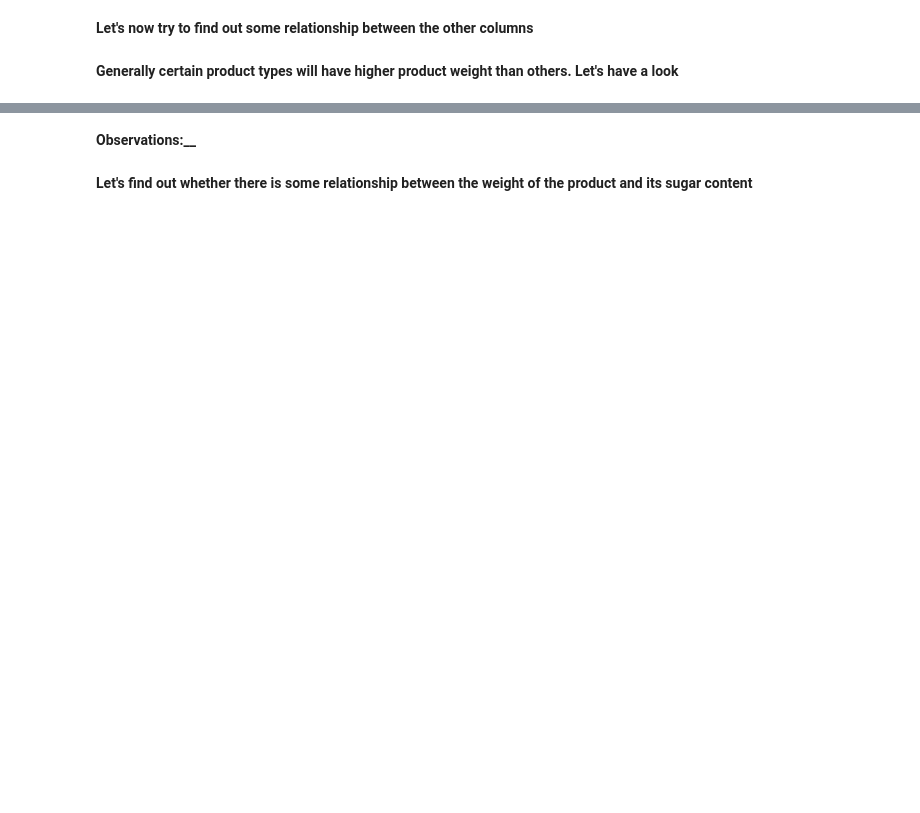
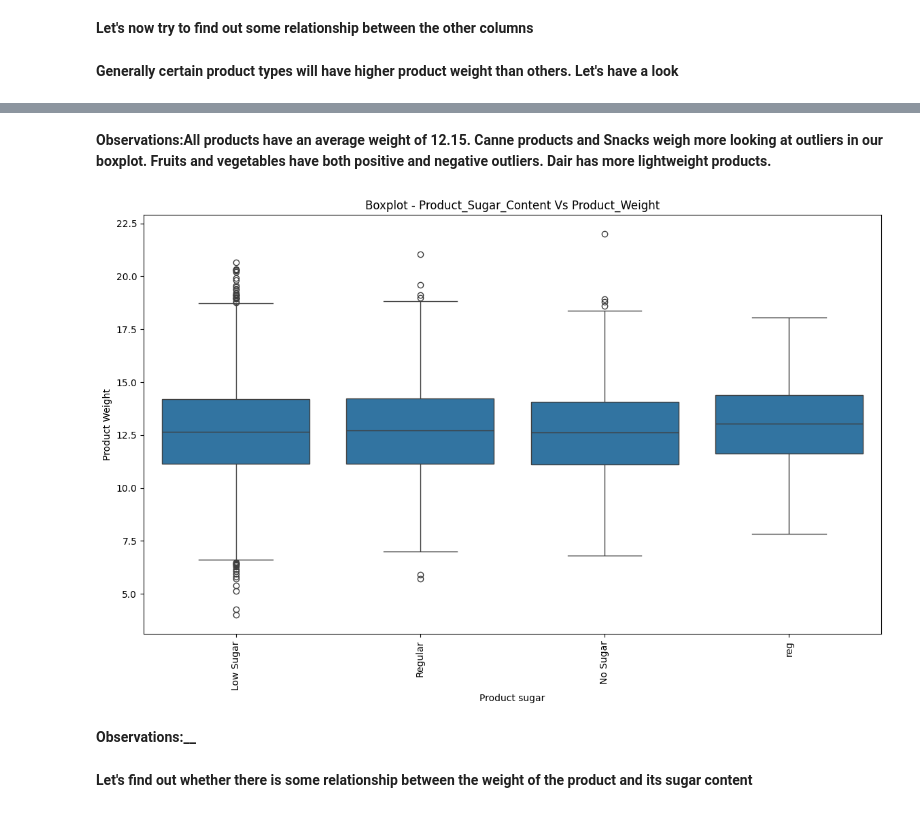
Before and after one commit to Narcissa18/CreateAccountFormAutomation, a Jupyter notebook: Learner_Notebook_Machine_Learning_Practice_Project.ipynb, the cells around one changed output, grey strips where cells are left out. Drawn from its saved outputs; the diff is of its cells as text; code cells hidden in the pictures; blank space fills up the shorter version.

```diff
--- a/Learner_Notebook_Machine_Learning_Practice_Project.ipynb
+++ b/Learner_Notebook_Machine_Learning_Practice_Project.ipynb
@@ -705,3 +733,22 @@ plt.show()
+# %% [markdown]
+**Observations:All products have an average weight of 12.15. Canne products and Snacks weigh more looking at outliers in our boxplot. Fruits and vegetables have both positive and negative outliers. Dair has more lightweight products.**
+# %%
+# Plot the box plot of Product_Sugar_Content against Product_Weight
+plt.figure(figsize = [14, 8])
+
+sns.boxplot(data = kart, x = data.Product_Sugar_Content, y = data.Product_Weight)
+
+plt.xticks(rotation = 90)
+
+plt.title("Boxplot - Product_Sugar_Content Vs Product_Weight")
+
+plt.xlabel("Product sugar")
+
+plt.ylabel("Product Weight")
+
+plt.show()
+# %% [output]
+[figure, added]
 # %% [markdown]
 **Observations:__**
 # %% [markdown]
```
Also changed, not shown: parts of 47 cells of this notebook.
